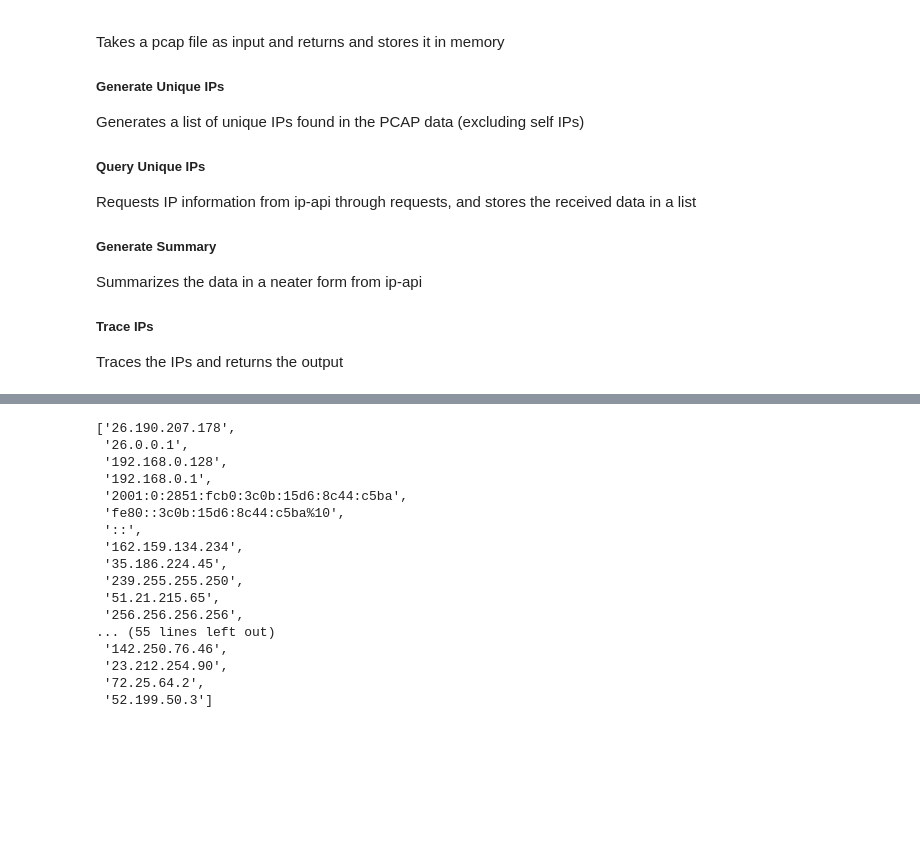
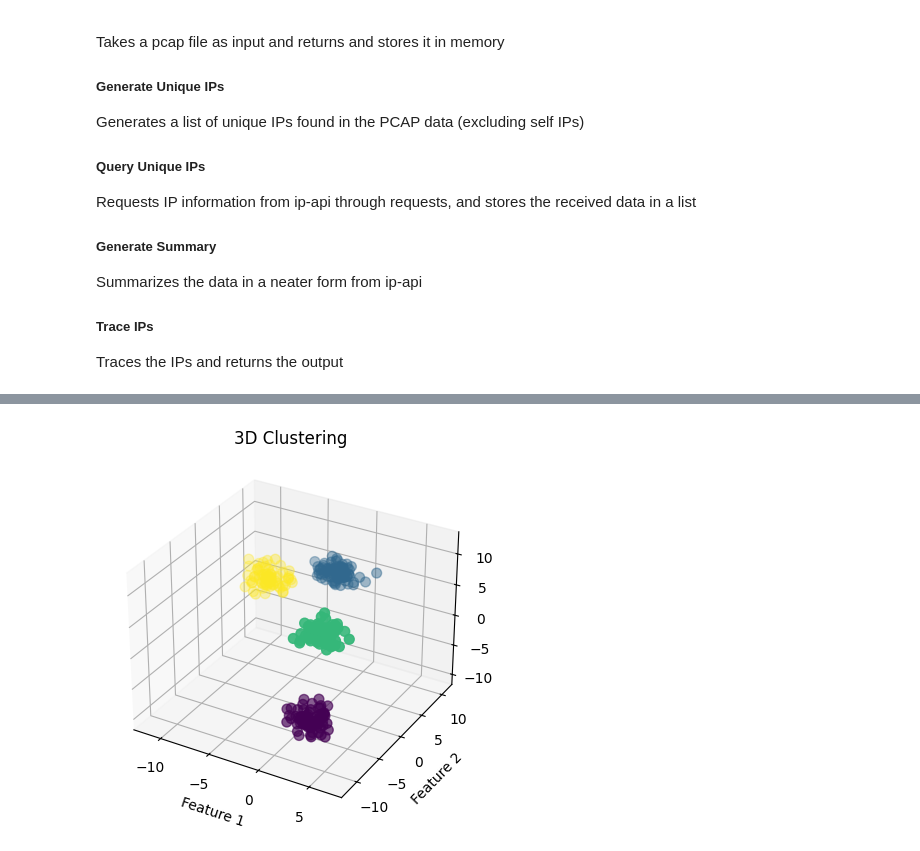
Before and after one commit to MobiusYeeitus/TrafficAnalysis, a Jupyter notebook: AnalysisCore.ipynb, the cells around one changed output, grey strips where cells are left out. Cells and saved outputs as stored; diff of their text form; code cells hidden in the pictures; blank space fills up the shorter version.

```diff
--- a/AnalysisCore.ipynb
+++ b/AnalysisCore.ipynb
@@ -272,25 +435,33 @@ All unique IPs are already queried
+# %%
+from sklearn.datasets import make_blobs
+from sklearn.cluster import KMeans
+import matplotlib.pyplot as plt
+from mpl_toolkits.mplot3d import Axes3D
+
+# Sample 3D data
+X, _ = make_blobs(n_samples=300, centers=4, n_features=3, random_state=42)
+
+# Clustering
+kmeans = KMeans(n_clusters=4)
+labels = kmeans.fit_predict(X)
+
+# Plotting in 3D
+fig = plt.figure()
+ax = fig.add_subplot(111, projection='3d')
+ax.scatter(X[:, 0], X[:, 1], X[:, 2], c=labels, cmap='viridis', s=50)
+ax.set_xlabel('Feature 1')
+ax.set_ylabel('Feature 2')
+ax.set_zlabel('Feature 3')
+plt.title('3D Clustering')
+plt.show()
+# %% [output]
+[figure, added]
 # %%
 all_ips=A.stored_self_ips+A.stored_unique_ips
-all_ips
-for packet in A.stored_pcap_data:
-    if packet.payload.dst==
+output=[]
+for packet in A.stored_pcap_data[:10]:
+    temp=[packet.payload.src,packet.payload.dst,packet.payload.len+14]
+    output.append(temp)
+output
-# %% [output]
-['26.190.207.178',
- '26.0.0.1',
- '192.168.0.128',
- '192.168.0.1',
- '2001:0:2851:fcb0:3c0b:15d6:8c44:c5ba',
- 'fe80::3c0b:15d6:8c44:c5ba%10',
- '::',
- '162.159.134.234',
- '35.186.224.45',
- '239.255.255.250',
- '51.21.215.65',
- '256.256.256.256',
-... (55 lines left out)
- '142.250.76.46',
- '23.212.254.90',
- '72.25.64.2',
- '52.199.50.3']
 # %%
 A.stored_pcap_data[0].payload.dst
```
Also changed, not shown: parts of 12 cells of this notebook.
